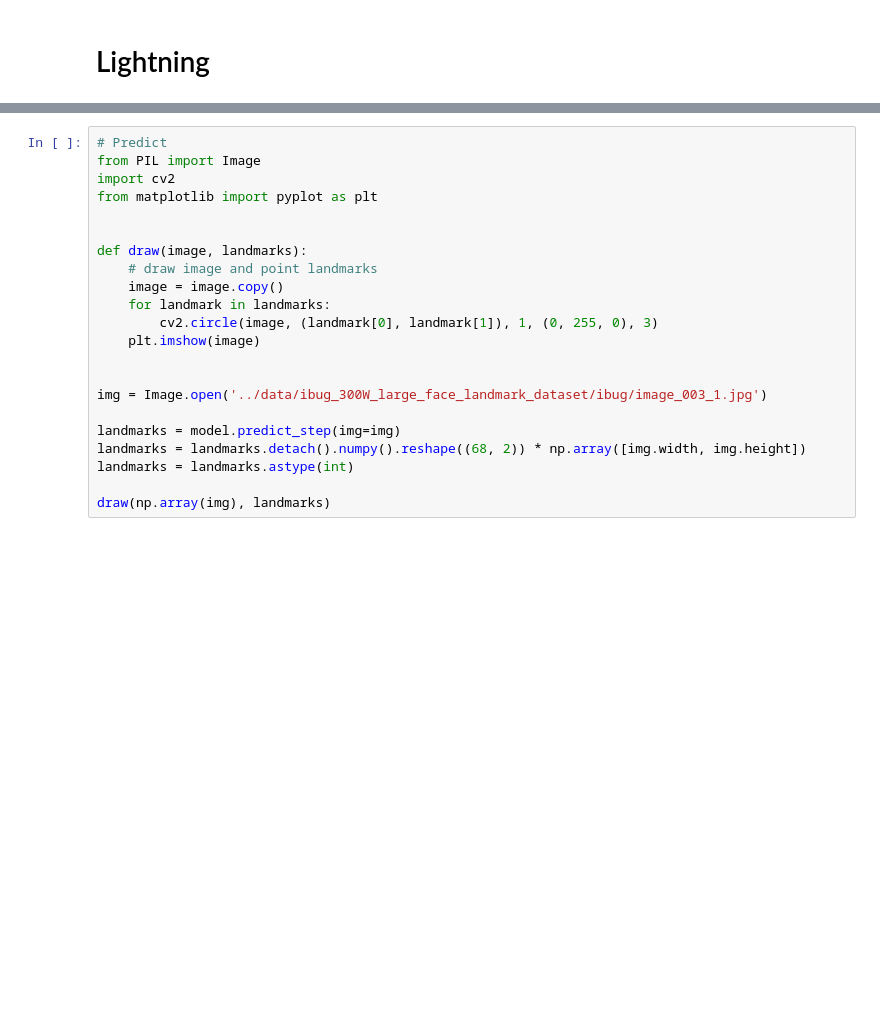
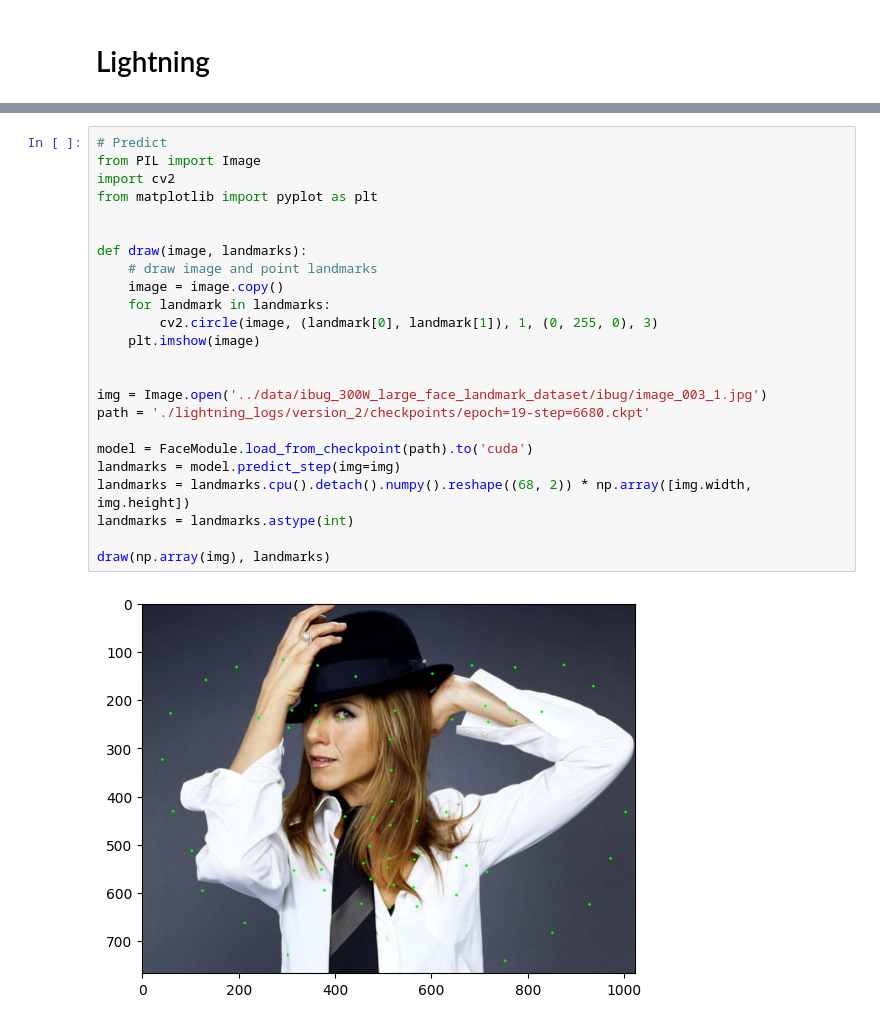
Before and after one commit to lta-250102/face-landmark-mobilenet, a Jupyter notebook: notebooks/test.ipynb, the cells around one changed output, grey strips where cells are left out. Drawn from its saved outputs; the diff is of its cells as text; blank space fills up the shorter version.

```diff
--- a/notebooks/test.ipynb
+++ b/notebooks/test.ipynb
@@ -176,22 +228,26 @@ trainer.fit(model, datamodule=datamodule)
 # %%
 # Predict
 from PIL import Image
 import cv2
 from matplotlib import pyplot as plt
 
 
 def draw(image, landmarks):
     # draw image and point landmarks
     image = image.copy()
     for landmark in landmarks:
         cv2.circle(image, (landmark[0], landmark[1]), 1, (0, 255, 0), 3)
     plt.imshow(image)
 
 
 img = Image.open('../data/ibug_300W_large_face_landmark_dataset/ibug/image_003_1.jpg')
+path = './lightning_logs/version_2/checkpoints/epoch=19-step=6680.ckpt'
 
+model = FaceModule.load_from_checkpoint(path).to('cuda')
 landmarks = model.predict_step(img=img)
-landmarks = landmarks.detach().numpy().reshape((68, 2)) * np.array([img.width, img.height])
+landmarks = landmarks.cpu().detach().numpy().reshape((68, 2)) * np.array([img.width, img.height])
 landmarks = landmarks.astype(int)
 
 draw(np.array(img), landmarks)
+# %% [output]
+[figure, added]
```
Also changed, not shown: parts of 3 cells of this notebook.
